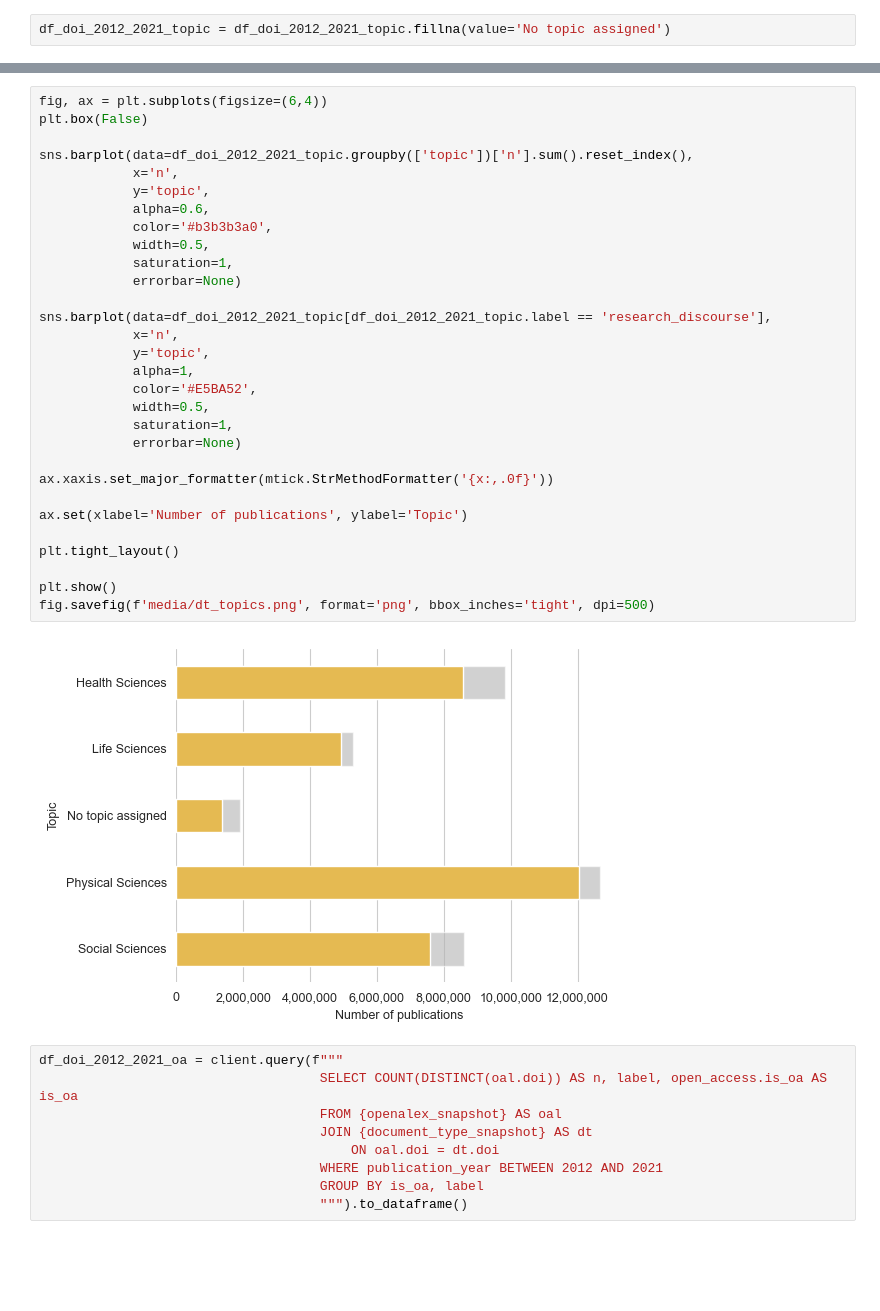
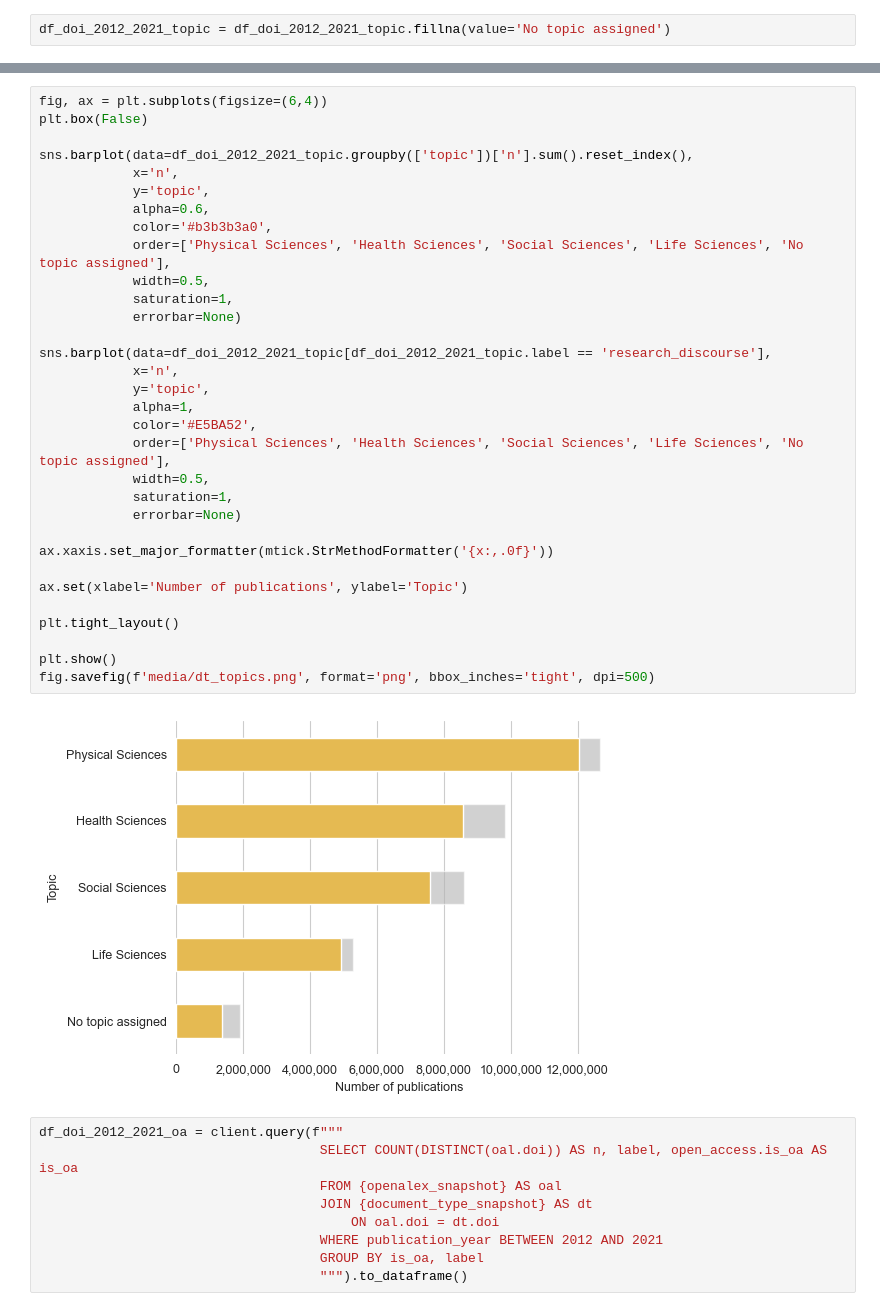
Before and after one commit to naustica/openalex_doctypes, a Jupyter notebook: classifier/review_classifier.ipynb, the cells around one changed output, grey strips where cells are left out. Saved outputs shown, nothing was run; the diff lists cells and outputs as text; blank space fills up the shorter version.

Commit message:
update plots

```diff
--- a/classifier/review_classifier.ipynb
+++ b/classifier/review_classifier.ipynb
@@ -212,34 +229,36 @@ df_doi_2012_2021_topic
 fig, ax = plt.subplots(figsize=(6,4))
 plt.box(False)
 
 sns.barplot(data=df_doi_2012_2021_topic.groupby(['topic'])['n'].sum().reset_index(),
             x='n',
             y='topic',
             alpha=0.6,
             color='#b3b3b3a0',
+            order=['Physical Sciences', 'Health Sciences', 'Social Sciences', 'Life Sciences', 'No topic assigned'],
             width=0.5,
             saturation=1,
             errorbar=None)
 
 sns.barplot(data=df_doi_2012_2021_topic[df_doi_2012_2021_topic.label == 'research_discourse'],
             x='n',
             y='topic',
             alpha=1,
             color='#E5BA52',
+            order=['Physical Sciences', 'Health Sciences', 'Social Sciences', 'Life Sciences', 'No topic assigned'],
             width=0.5,
             saturation=1,
             errorbar=None)
 
 ax.xaxis.set_major_formatter(mtick.StrMethodFormatter('{x:,.0f}'))
 
 ax.set(xlabel='Number of publications', ylabel='Topic')
 
 plt.tight_layout()
 
 plt.show()
 fig.savefig(f'media/dt_topics.png', format='png', bbox_inches='tight', dpi=500)
 # %% [output]
-[figure, old version]
+[figure, new version]
 # %%
 df_doi_2012_2021_oa = client.query(f"""
                                     SELECT COUNT(DISTINCT(oal.doi)) AS n, label, open_access.is_oa AS is_oa
```
Also changed, not shown: parts of 15 cells of this notebook, 4 other files.
